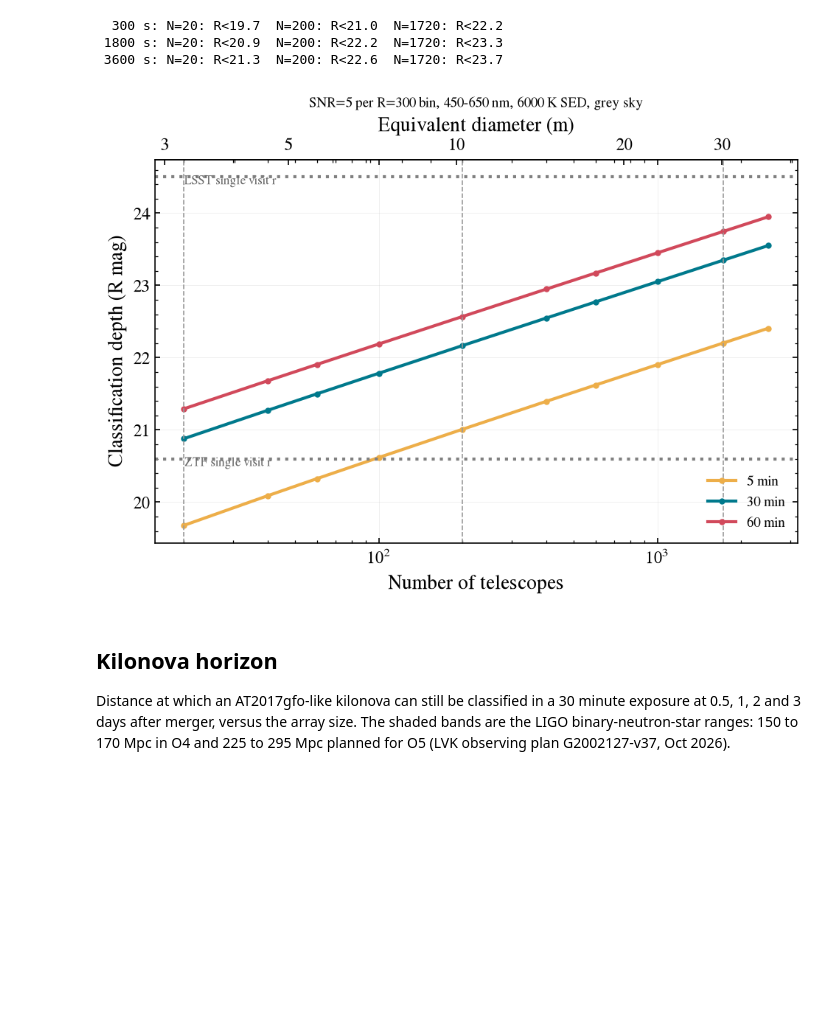
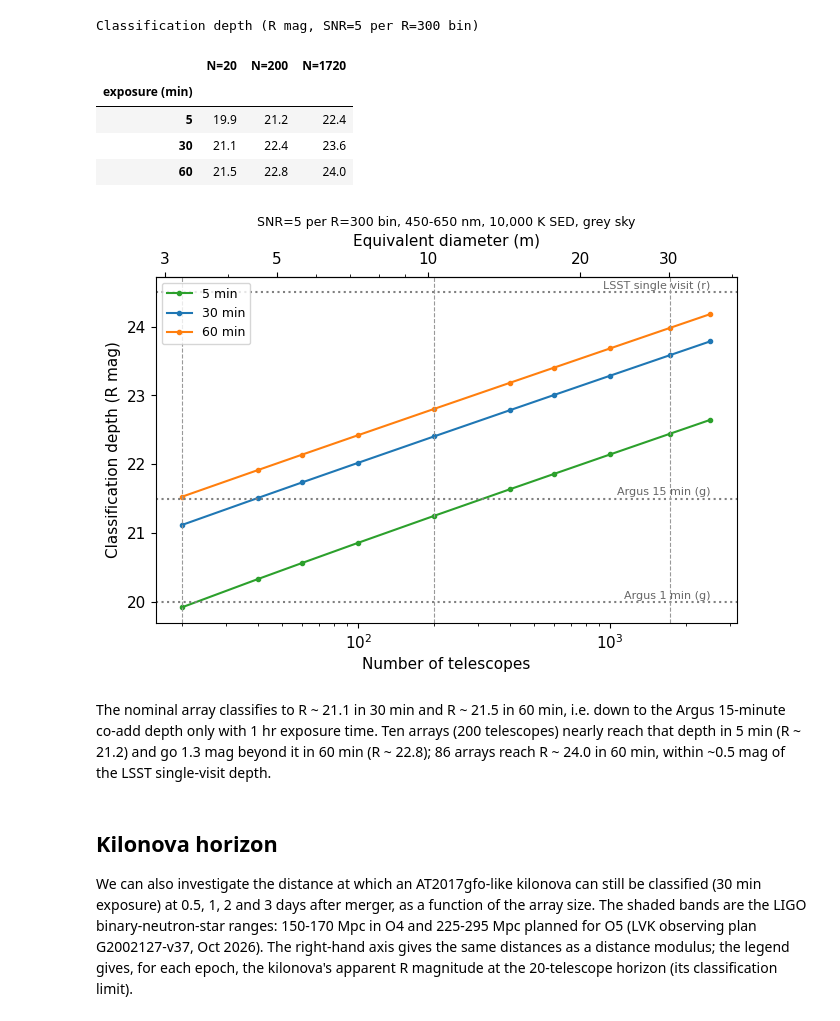
Before and after one commit to schmidt-observatories/lfast-etc, a Jupyter notebook: notebooks/07_time_domain_lsst_era.ipynb, the cells around one changed output. Saved outputs shown, nothing was run; the diff lists cells and outputs as text; code cells hidden in the pictures; blank space fills up the shorter version.

```diff
--- a/notebooks/07_time_domain_lsst_era.ipynb
+++ b/notebooks/07_time_domain_lsst_era.ipynb
@@ -50,4 +51,4 @@ def bench(n):
     return LFASTETC("bench_r1800", telescope=tel(n), wavelength_min_nm=WINDOW[0], wavelength_max_nm=WINDOW[1])
 k = 1800/R_BIN
 snr_resel_class = SNR_CLASS/np.sqrt(k)
-sn_like = Source.blackbody(6000, 0, BAND)
+sn_like = Source.blackbody(10000, 0, BAND)   # SN Ia near peak, B-V ~ 0
@@ -60,30 +73,39 @@ distance between the curves and the LSST line is the number to watch.
 # %%
+REFS = {"Argus 1 min (g)": 20.0, "Argus 15 min (g)": 21.5, "LSST single visit (r)": 24.5}
 fig, ax = plt.subplots(figsize=(7.5, 4.5))
 depth = {}
 for exp, color in ((300, 'C2'), (1800, 'C0'), (3600, 'C1')):
     d = np.array([bench(int(n)).limiting_magnitude(sn_like, exp, snr_resel_class, wavelength=WINDOW) for n in NS])
     depth[exp] = dict(zip(NS, d))
     ax.plot(NS, d, marker='o', ms=3, color=color, label=f"{exp/60:.0f} min")
-for mag, txt in ((20.6, "ZTF single visit r"), (24.5, "LSST single visit r")):
-    ax.axhline(mag, color='0.5', ls=':'); ax.text(NS[0], mag-0.1, txt, fontsize=8, color='0.4')
+for txt, mag in REFS.items():
+    ax.axhline(mag, color='0.5', ls=':'); ax.text(NS[-1], mag+0.05, txt, fontsize=8, color='0.4', ha='right')
 ax.set_ylabel("Classification depth (R mag)")
-ax.set_title("SNR=5 per R=300 bin, 450-650 nm, 6000 K SED, grey sky", fontsize=9); ax.legend()
+ax.set_title("SNR=5 per R=300 bin, 450-650 nm, 10,000 K SED, grey sky", fontsize=9); ax.legend(loc='upper left')
 mark_scales(ax)
 save(fig, "classification_depth_vs_N.pdf")
-for exp, d in depth.items():
-    print(f"{exp:5d} s: " + "  ".join(f"N={n}: R<{d[n]:.1f}" for n in (20, 200, 1720)))
+pd.DataFrame({f"N={n}": {exp // 60: depth[exp][n] for exp in depth} for n in SCALES}).rename_axis("exposure (min)").style.format("{:.1f}").set_caption("Classification depth (R mag, SNR=5 per R=300 bin)")
 # %% [output]
-  300 s: N=20: R<19.7  N=200: R<21.0  N=1720: R<22.2
- 1800 s: N=20: R<20.9  N=200: R<22.2  N=1720: R<23.3
- 3600 s: N=20: R<21.3  N=200: R<22.6  N=1720: R<23.7
+Classification depth (R mag, SNR=5 per R=300 bin)
+|  | N=20 | N=200 | N=1720 |
+| exposure (min) |  |  |  |
+| 5 | 19.9 | 21.2 | 22.4 |
+| 30 | 21.1 | 22.4 | 23.6 |
+| 60 | 21.5 | 22.8 | 24.0 |
-[figure, old version]
+[figure, new version]
+# %% [markdown]
+The nominal array classifies to R ~ 21.1 in 30 min and R ~ 21.5 in 60 min, i.e. down to the Argus
+15-minute co-add depth only with 1 hr exposure time. Ten arrays (200 telescopes) nearly reach that depth
+in 5 min (R ~ 21.2) and go 1.3 mag beyond it in 60 min (R ~ 22.8); 86 arrays reach R ~ 24.0 in
+60 min, within ~0.5 mag of the LSST single-visit depth.
 # %% [markdown]
 ## Kilonova horizon
 
-Distance at which an AT2017gfo-like kilonova can still be classified in a 30 minute exposure at
-0.5, 1, 2 and 3 days after merger, versus the array size. The shaded bands are the LIGO
-binary-neutron-star ranges: 150 to 170 Mpc in O4 and 225 to 295 Mpc planned for O5 (LVK observing
-plan G2002127-v37, Oct 2026).
+We can also investigate the distance at which an AT2017gfo-like kilonova can still be classified (30 min exposure) at
+0.5, 1, 2 and 3 days after merger, as a function of the array size. The shaded bands are the LIGO binary-neutron-star ranges:
+150-170 Mpc in O4 and 225-295 Mpc planned for O5 (LVK observing plan G2002127-v37, Oct 2026).
+The right-hand axis gives the same distances as a distance modulus; the legend gives, for each
+epoch, the kilonova's apparent R magnitude at the 20-telescope horizon (its classification limit).
 # %%
 def kn_src(day):
     teff = np.interp(day, [0.5, 1.5, 5.5], [10000, 5000, 2500])
```
Also changed, not shown: parts of 16 cells of this notebook, 1 other file.
